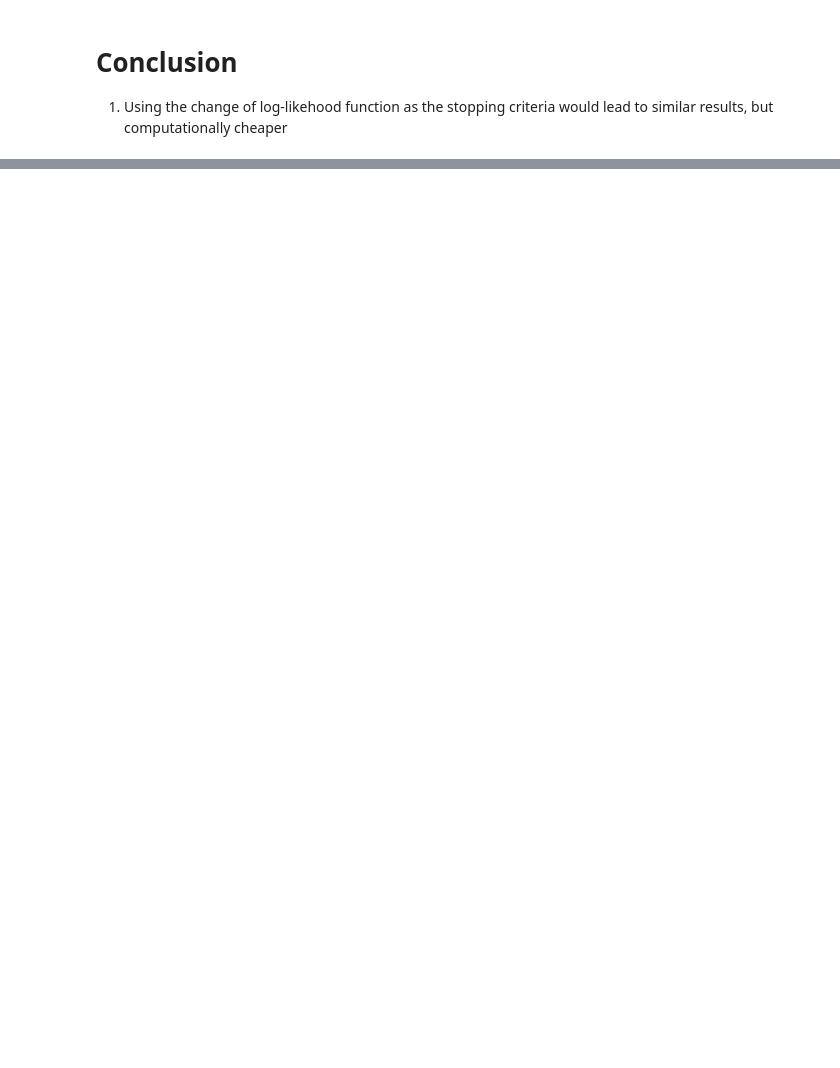
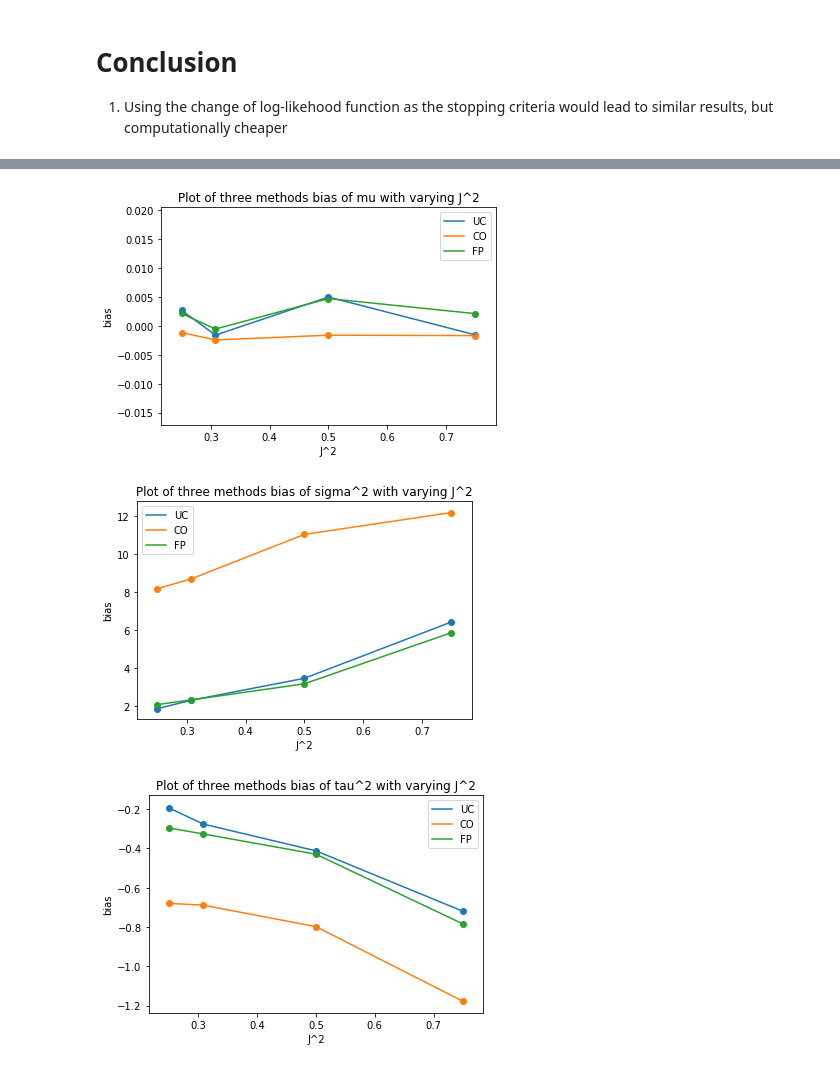
Before and after one commit to yifan0330/project-Meta-Analysis, a Jupyter notebook: Sangnawakij_reimplement.ipynb, the cells around one changed output, grey strips where cells are left out. Saved outputs shown, nothing was run; the diff lists cells and outputs as text; code cells hidden in the pictures; blank space fills up the shorter version.

Commit message:
Add files via upload
changed the simluation results from lists to 4d numpy array;
and added plots for comparison

```diff
--- a/Sangnawakij_reimplement.ipynb
+++ b/Sangnawakij_reimplement.ipynb
@@ -906,0 +813,3 @@ s
+# %%
+%%time
+CO_stats_info = method_stats_info(method='CO')
@@ -906,0 +819,3 @@ s
+# %%
+CO_array = CO_stats_info
+#print(convert_to_latex_table(CO_array))
@@ -906,0 +886,3 @@ s
+# %%
+%%time
+FP_stats_info = method_stats_info(method='FP')
@@ -906,0 +892,3 @@ s
+# %%
+FP_array = FP_stats_info
+#print(convert_to_latex_table(FP_array))
@@ -906,0 +967,9 @@ s
+# %%
+# plot of bias for mu/sigma^2/tau^2
+plot_for_comparison('mu','bias','J^2', k=100)
+plot_for_comparison('sigma^2','bias','J^2', k=100)
+plot_for_comparison('tau^2','bias','J^2', k=100)
+# %% [output]
+[figure, added]
+[figure, added]
+[figure, added]
```
Also changed, not shown: parts of 38 cells of this notebook.
